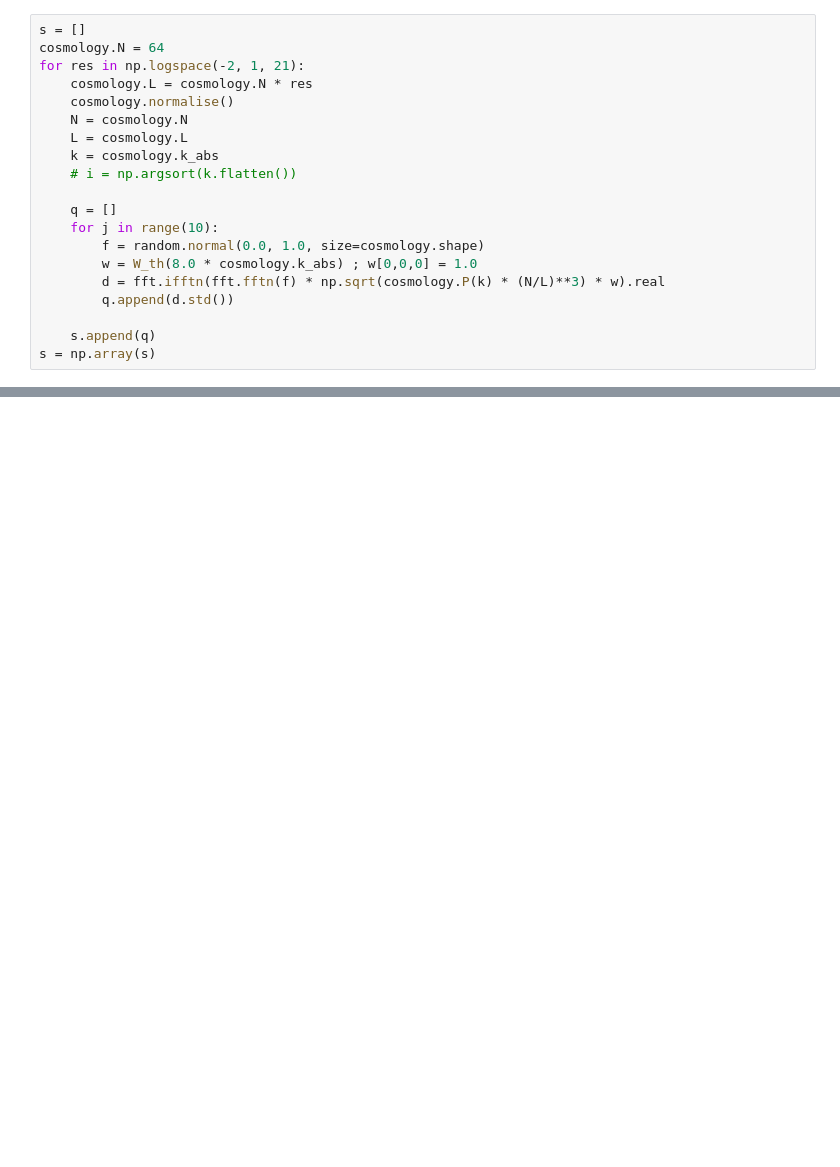
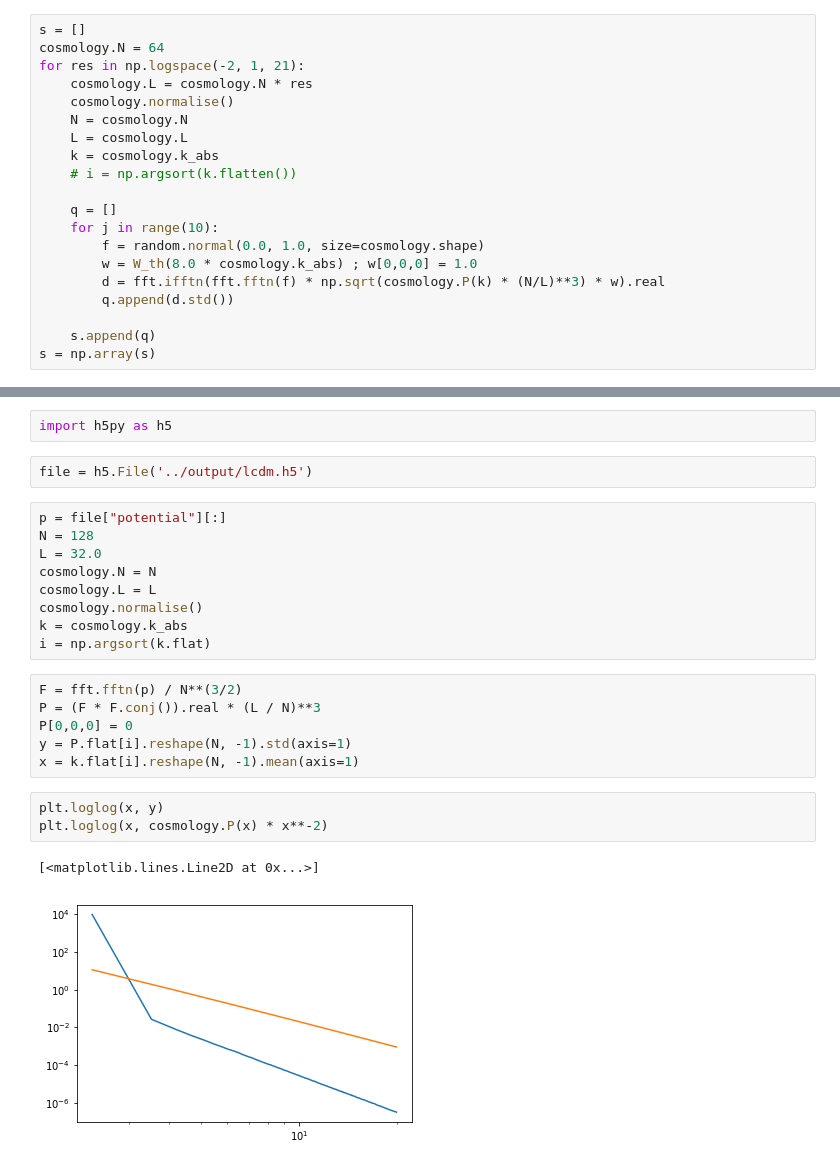
Before and after one commit to jhidding/adhesion-code, a Jupyter notebook: notebooks/Normalisation.ipynb, the cells around one changed output, grey strips where cells are left out. Saved outputs shown, nothing was run; the diff lists cells and outputs as text; blank space fills up the shorter version.

```diff
--- a/notebooks/Normalisation.ipynb
+++ b/notebooks/Normalisation.ipynb
@@ -226,0 +221,25 @@ ax.plot(x, 0.811 * np.ones_like(x))
+# %%
+import h5py as h5
+# %%
+file = h5.File('../output/lcdm.h5')
+# %%
+p = file["potential"][:]
+N = 128
+L = 32.0
+cosmology.N = N
+cosmology.L = L
+cosmology.normalise()
+k = cosmology.k_abs
+i = np.argsort(k.flat)
+# %%
+F = fft.fftn(p) / N**(3/2)
+P = (F * F.conj()).real * (L / N)**3
+P[0,0,0] = 0
+y = P.flat[i].reshape(N, -1).std(axis=1)
+x = k.flat[i].reshape(N, -1).mean(axis=1)
+# %%
+plt.loglog(x, y)
+plt.loglog(x, cosmology.P(x) * x**-2)
+# %% [output]
+[<matplotlib.lines.Line2D at 0x...>]
+[figure, added]
```
Also changed, not shown: parts of 11 cells of this notebook, 3 other files.
